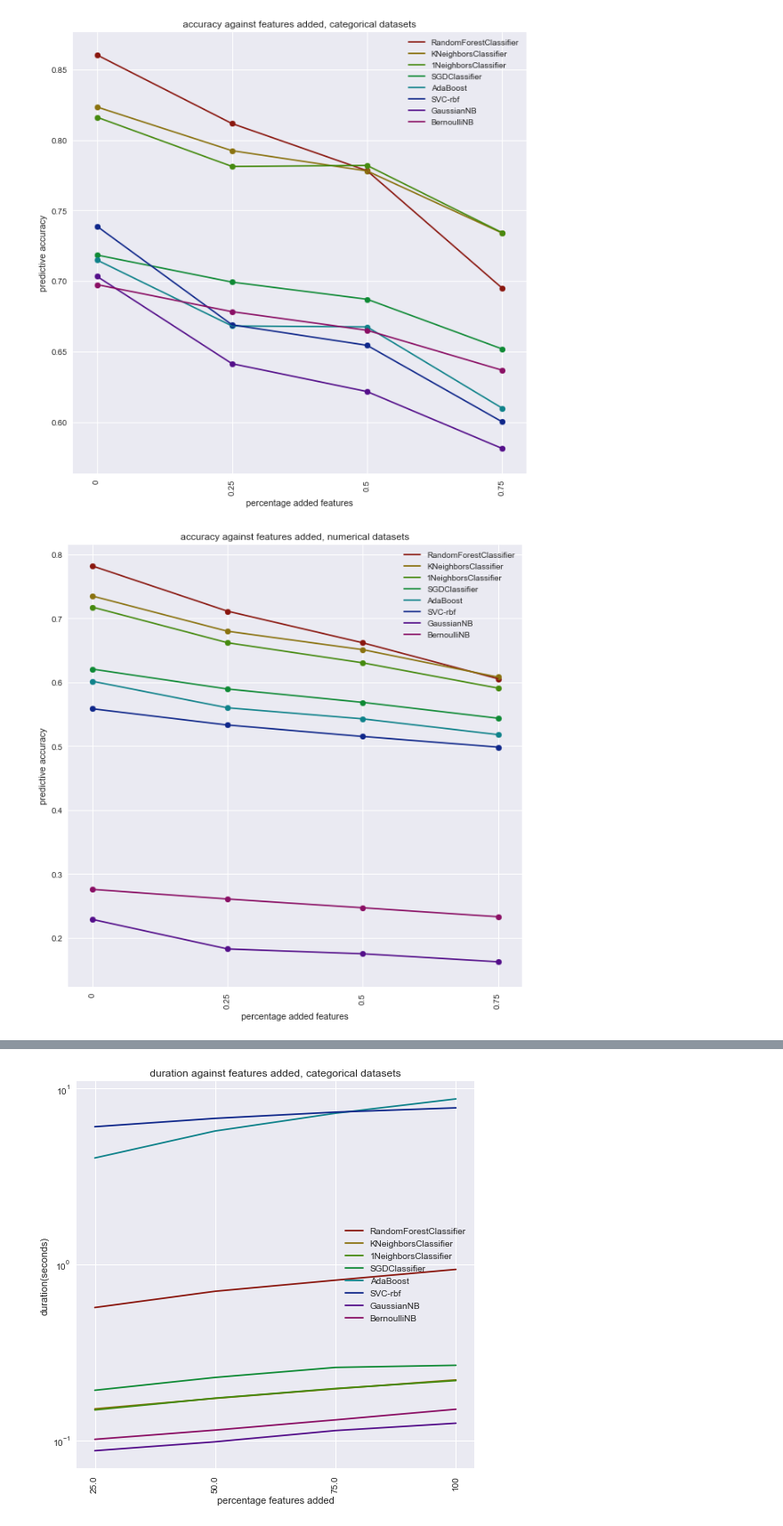
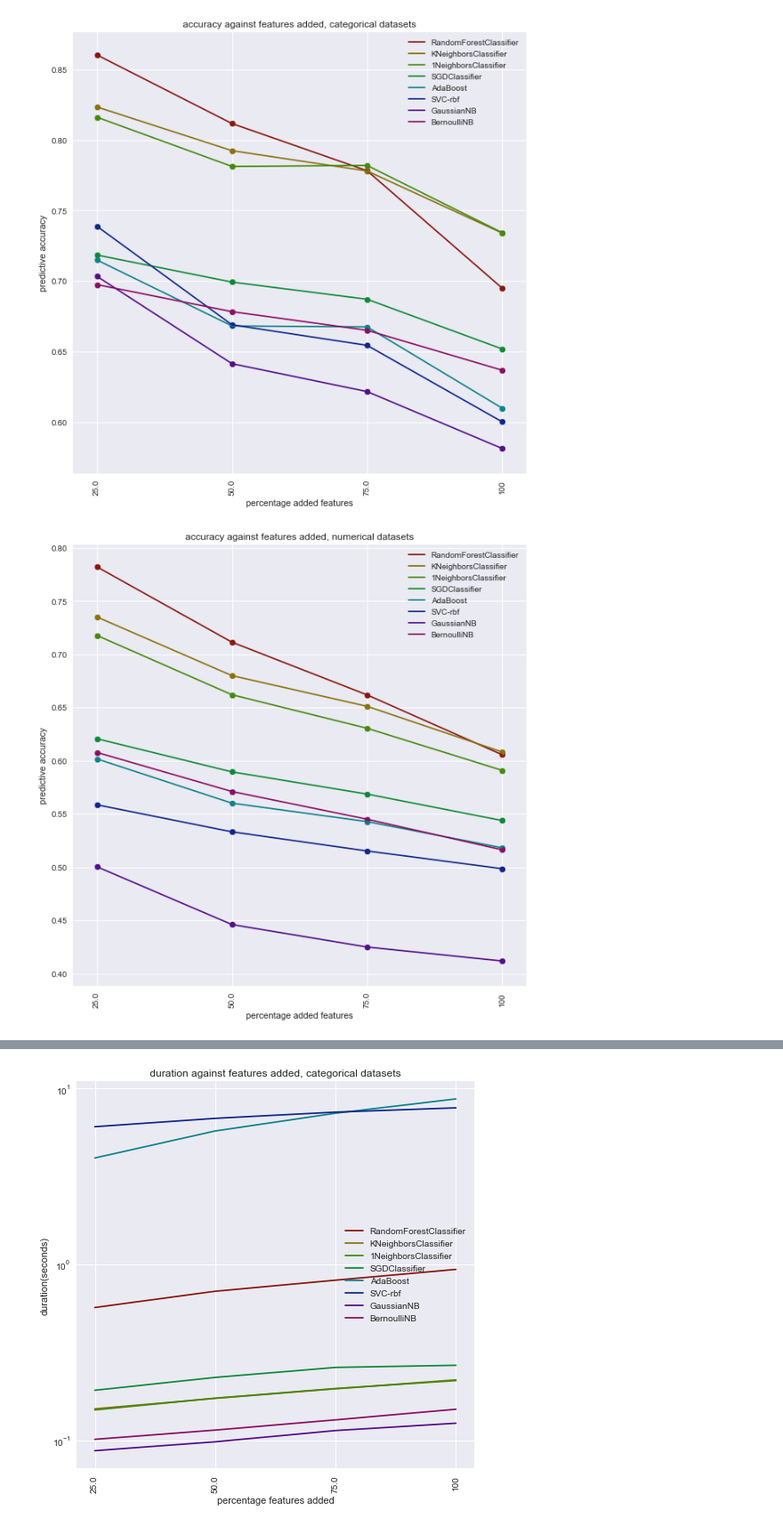
Before and after one commit to lieeuwos/Primitive_annotations, a Jupyter notebook: Showing.ipynb, the cells around one changed output, grey strips where cells are left out. Shown at 89% size. Drawn from its saved outputs; the diff is of its cells as text; code cells hidden in the pictures.

Commit message:
Changed wording and added existing check
For the graphs shown a check is made if the data is actually there and
the wording for the graphs axis and titles is improved

```diff
--- a/Showing.ipynb
+++ b/Showing.ipynb
@@ -39,6 +39,8 @@ for i,did in enumerate(didList):
     for clfName in clfNames:
         score1 = []
         for amount in amountList:
+            if not checkForExist(func,clfName,did,round(amount*(readDict(did)['NumberOfFeatures']-1))):
+                print(func,clfName,amount,did)
             score1.append(read_features(func,clfName,did,round(amount*(readDict(did)['NumberOfFeatures']-1))))
         scores[i].append(score1)
 score1= []
@@ -64,7 +66,7 @@ for i in range(0,len(clfNames)):
 #     _=ax.plot(x_axis, score1[i], color = cl[i])
     _=ax.plot(x_axis, score2[i],label=clfNames[i], color = cl[i])
     _=ax.scatter(x_axis, score2[i], color = cl[i])
-_=plt.xticks(x_axis,count ,rotation='vertical')
+_=plt.xticks(x_axis,x_axis ,rotation='vertical')
 _=plt.ylabel('predictive accuracy')
 _=plt.xlabel('percentage added features')
 fig.set_figheight(10)
@@ -72,7 +74,7 @@ fig.set_figwidth(10)
 _=ax.legend()
 plt.show()
 # %% [output]
-[figure, old version]
+[figure, new version]
 # %%
 didList = NonCat
 scores = []
@@ -83,40 +85,42 @@ for i,did in enumerate(didList):
     for clfName in clfNames:
         score1 = []
         for amount in amountList:
+            if not checkForExist(func,clfName,did,round(amount*(readDict(did)['NumberOfFeatures']-1))):
+                print(func,clfName,amount,did)
             score1.append(read_features(func,clfName,did,round(amount*(readDict(did)['NumberOfFeatures']-1))))
         scores[i].append(score1)
 score1= []
 score2 = []
 ratio = []
 for i in clfNames:
     score1.append([0 for i in range(len(amountList))])
     score2.append([0 for i in range(len(amountList))])
     ratio.append([])
 MaxClass = []
 for k,x in enumerate(scores):
     for j in range(0,len(x)):
         for i in range(0,len(x[j])):
 #             score1[j][i] = score1[j][i] + (scores[k][j][i][0])/len(didList)
             score2[j][i] = score2[j][i] + (scores[k][j][i][1])/len(didList)
 for i,x in enumerate(amountList):
     amountList[i] = x*100
 x_axis = amountList
 fig, ax = plt.subplots()
 _=plt.title(' accuracy against features added, numerical datasets ' )
 cl = sns.hls_palette(len(score1), l=.3, s=.8)
 for i in range(0,len(clfNames)):
 #     _=ax.plot(x_axis, score1[i], color = cl[i])
     _=ax.plot(x_axis, score2[i],label=clfNames[i], color = cl[i])
     _=ax.scatter(x_axis, score2[i], color = cl[i])
-_=plt.xticks(x_axis,count ,rotation='vertical')
+_=plt.xticks(x_axis,x_axis ,rotation='vertical')
 _=plt.ylabel('predictive accuracy')
 _=plt.xlabel('percentage added features')
 fig.set_figheight(10)
 fig.set_figwidth(10)
 _=ax.legend()
 plt.show()
 # %% [output]
-[figure, old version]
+[figure, new version]
 # %%
 func = 'cvScoreFeatures4'
 didList = NonCat
```
Also changed, not shown: parts of 6 cells of this notebook, 2 other files.
